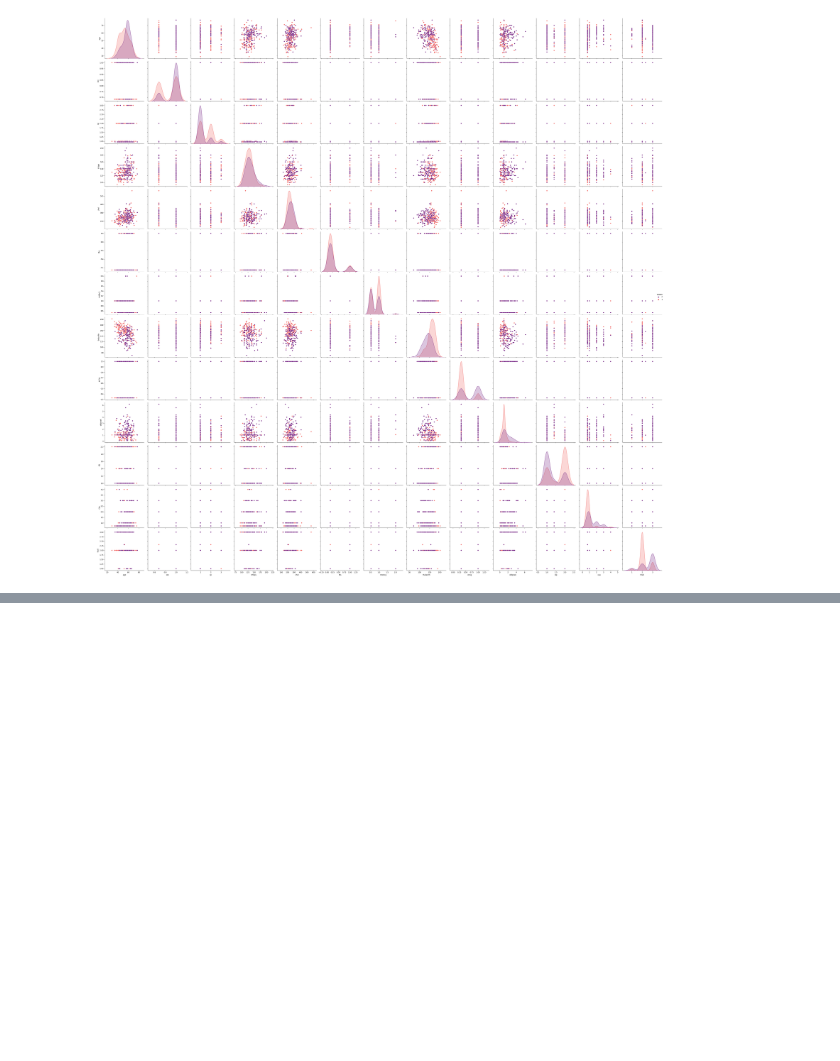
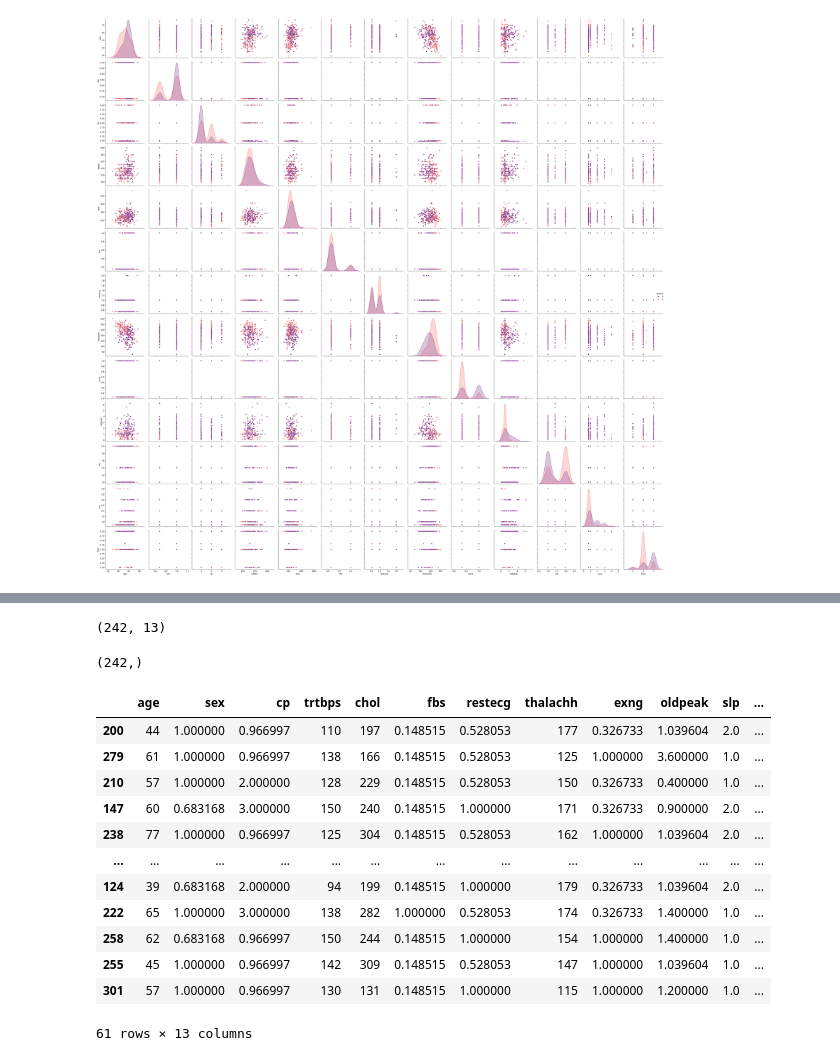
Before and after one commit to Jamal8302/heartdataset_datamining, a Jupyter notebook: heart_model.ipynb, the cells around one changed output, grey strips where cells are left out. Saved outputs shown, nothing was run; the diff lists cells and outputs as text; code cells hidden in the pictures; blank space fills up the shorter version.

```diff
--- a/heart_model.ipynb
+++ b/heart_model.ipynb
@@ -196,0 +239,24 @@ plt.tight_layout()
+# %%
+X_train.shape
+# %% [output]
+(242, 13)
+# %%
+y_train.shape
+# %% [output]
+(242,)
+# %%
+X_test
+# %% [output]
+|  | age | sex | cp | trtbps | chol | fbs | restecg | thalachh | exng | oldpeak | slp | ... |
+| 200 | 44 | 1.000000 | 0.966997 | 110 | 197 | 0.148515 | 0.528053 | 177 | 0.326733 | 1.039604 | 2.0 | ... |
+| 279 | 61 | 1.000000 | 0.966997 | 138 | 166 | 0.148515 | 0.528053 | 125 | 1.000000 | 3.600000 | 1.0 | ... |
+| 210 | 57 | 1.000000 | 2.000000 | 128 | 229 | 0.148515 | 0.528053 | 150 | 0.326733 | 0.400000 | 1.0 | ... |
+| 147 | 60 | 0.683168 | 3.000000 | 150 | 240 | 0.148515 | 1.000000 | 171 | 0.326733 | 0.900000 | 2.0 | ... |
+| 238 | 77 | 1.000000 | 0.966997 | 125 | 304 | 0.148515 | 0.528053 | 162 | 1.000000 | 1.039604 | 2.0 | ... |
+| ... | ... | ... | ... | ... | ... | ... | ... | ... | ... | ... | ... | ... |
+| 124 | 39 | 0.683168 | 2.000000 | 94 | 199 | 0.148515 | 1.000000 | 179 | 0.326733 | 1.039604 | 2.0 | ... |
+| 222 | 65 | 1.000000 | 3.000000 | 138 | 282 | 1.000000 | 0.528053 | 174 | 0.326733 | 1.400000 | 1.0 | ... |
+| 258 | 62 | 0.683168 | 0.966997 | 150 | 244 | 0.148515 | 1.000000 | 154 | 1.000000 | 1.400000 | 1.0 | ... |
+| 255 | 45 | 1.000000 | 0.966997 | 142 | 309 | 0.148515 | 0.528053 | 147 | 1.000000 | 1.039604 | 1.0 | ... |
+| 301 | 57 | 1.000000 | 0.966997 | 130 | 131 | 0.148515 | 1.000000 | 115 | 1.000000 | 1.200000 | 1.0 | ... |
+61 rows × 13 columns
```
Also changed, not shown: parts of 56 cells of this notebook.
